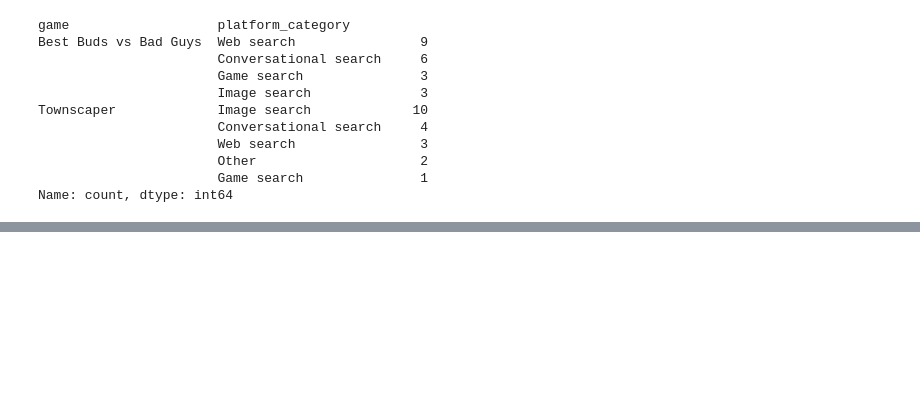
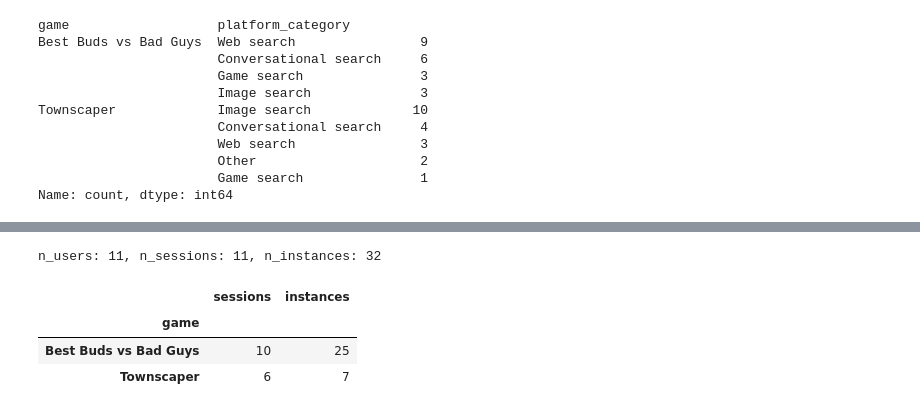
Before and after one commit to biirrr/game-ki-search, a Jupyter notebook: analysis/test_rq_code.ipynb, the cells around one changed output, grey strips where cells are left out. Saved outputs shown, nothing was run; the diff lists cells and outputs as text; code cells hidden in the pictures; blank space fills up the shorter version.

```diff
--- a/analysis/test_rq_code.ipynb
+++ b/analysis/test_rq_code.ipynb
@@ -272,0 +350,13 @@ events[(events.context.isna()) ]
+# %%
+tactic = "Query (Google) -> Platform switch (Google Image Search)"
+tactic_freq = user_game_tactic_n2_freq[user_game_tactic_n2_freq.tactic == tactic]
+n_users = tactic_freq.user.nunique()
+n_sessions = tactic_freq.user.nunique()
+print(f"n_users: {n_users}, n_sessions: {n_sessions}, n_instances: {tactic_freq.freq.sum()}")
+pd.concat([tactic_freq.game.value_counts().rename('sessions'), tactic_freq.groupby('game').freq.sum().rename('instances')], axis=1)
+# %% [output]
+n_users: 11, n_sessions: 11, n_instances: 32
+|  | sessions | instances |
+| game |  |  |
+| Best Buds vs Bad Guys | 10 | 25 |
+| Townscaper | 6 | 7 |
```
Also changed, not shown: parts of 5 cells of this notebook, 8 other files.
